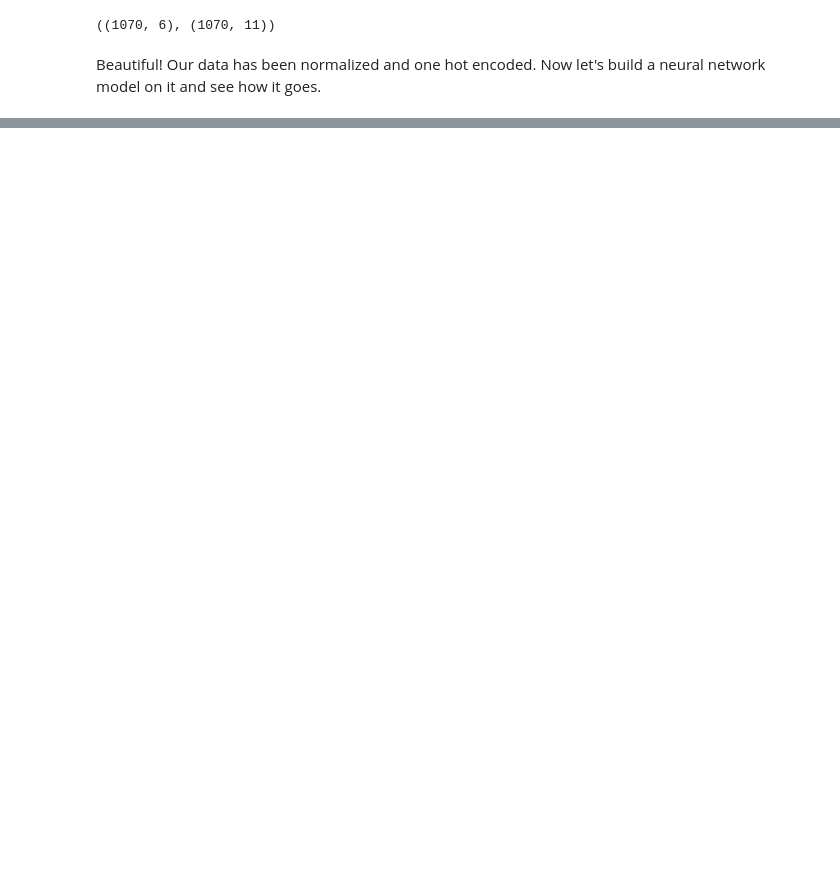
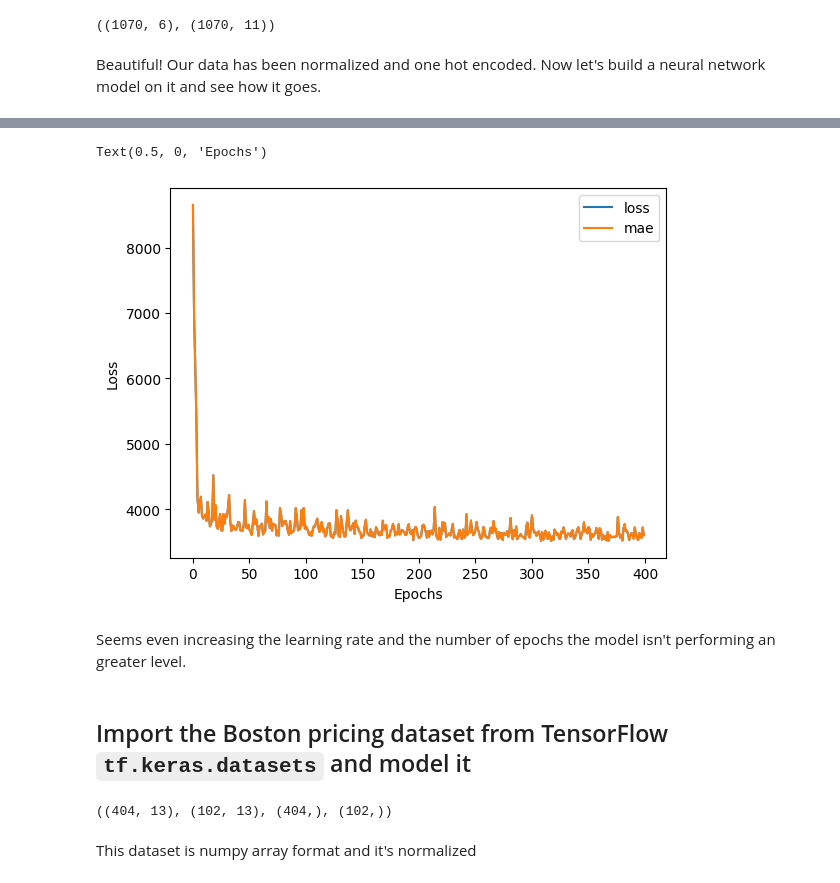
Before and after one commit to Hardtophead/Learn_DL_With_Tensorflow, a Jupyter notebook: 01_neural_network_regression_in_tensorflow_video.ipynb, the cells around one changed output, grey strips where cells are left out. Drawn from its saved outputs; the diff is of its cells as text; code cells hidden in the pictures; blank space fills up the shorter version.

```diff
--- a/01_neural_network_regression_in_tensorflow_video.ipynb
+++ b/01_neural_network_regression_in_tensorflow_video.ipynb
@@ -1456,0 +1782,4 @@ Name: count, dtype: int64
+# %%
+# Turn categorical into numbers
+data_one_hot = pd.get_dummies(data, dtype=int)
+data_one_hot.head()
@@ -1456,0 +1793,6 @@ Name: count, dtype: int64
+# %%
+# Splitting into X and y
+X = data_one_hot.drop('charges', axis=1)
+y = data_one_hot['charges']
+
+X.shape, y.shape
@@ -1456,0 +1801,6 @@ Name: count, dtype: int64
+# %%
+# Creating train and test split
+X_train, X_test, y_train, y_test = train_test_split(X, y, test_size=0.2, random_state=42)
+
+# Checking the shapes
+X_train.shape, y_train.shape, X_test.shape, y_test.shape
@@ -1456,0 +1854,22 @@ Name: count, dtype: int64
+# %%
+# Let's tweak the Adam Optimizer's learning rate
+
+tf.random.set_seed(42)
+
+# Create the model
+model = tf.keras.Sequential([
+  tf.keras.layers.Dense(100) ,
+  tf.keras.layers.Dense(100),
+  tf.keras.layers.Dense(100),
+  tf.keras.layers.Dense(100),
+  tf.keras.layers.Dense(1)
+])
+
+
+# Compiling the model
+model.compile(loss = tf.keras.losses.mae ,
+              optimizer = tf.keras.optimizers.Adam(learning_rate= 0.001*10 ) ,
+              metrics = ['mae'])
+
+# Fit the model
+history = model.fit(X_train , y_train , epochs = 400)
@@ -1456,0 +1900,12 @@ Name: count, dtype: int64
+# %%
+# Let's plot the loss curve Vs Epochs
+pd.DataFrame(history.history).plot()
+plt.ylabel('Loss')
+plt.xlabel('Epochs')
+# %% [output]
+Text(0.5, 0, 'Epochs')
+[figure, added]
+# %% [markdown]
+Seems even increasing the learning rate and the number of epochs the model isn't performing an greater level.
+# %% [markdown]
+## Import the Boston pricing dataset from TensorFlow `tf.keras.datasets` and model it
@@ -1456,0 +1915,7 @@ Name: count, dtype: int64
+# %%
+# Checkin the shape of our data
+X_train.shape, X_test.shape, y_train.shape, y_test.shape
+# %% [output]
+((404, 13), (102, 13), (404,), (102,))
+# %% [markdown]
+This dataset is numpy array format and it's normalized
```
Also changed, not shown: parts of 79 cells of this notebook, 3 other files.
